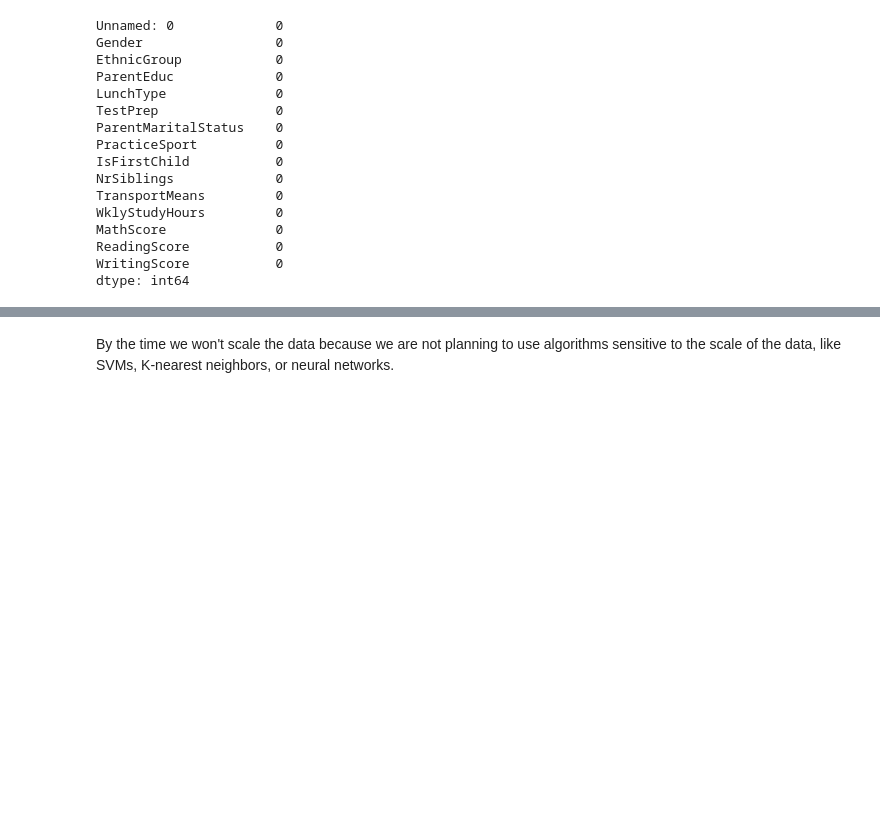
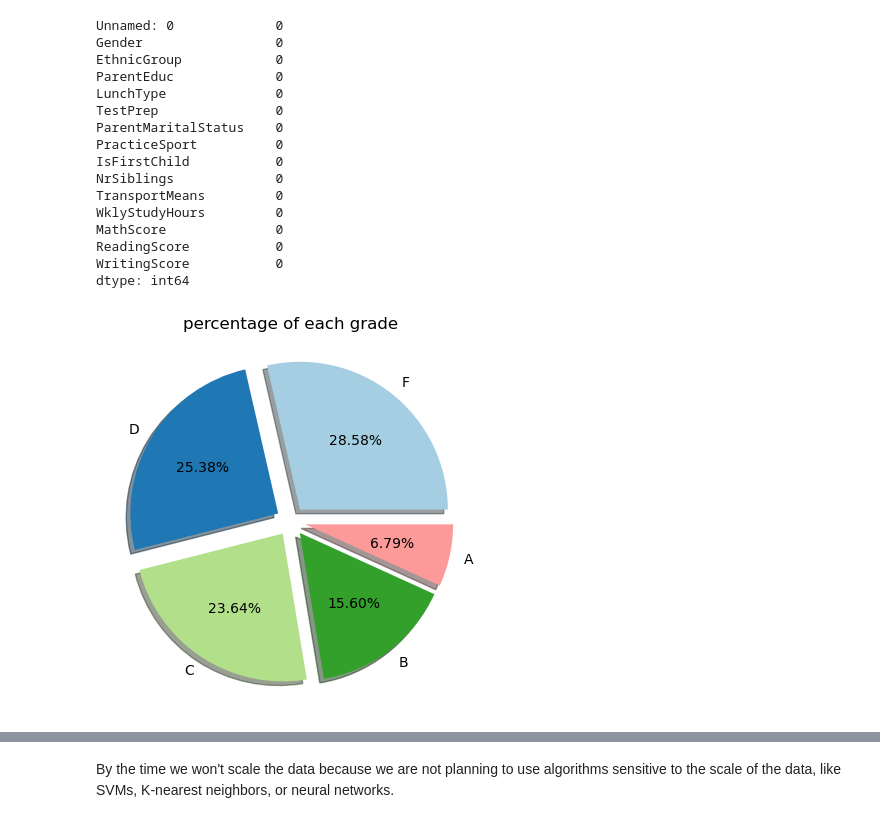
Before and after one commit to nilm9/Student_Grade_Predictor, a Jupyter notebook: modelling/EDA-StudentGrades.ipynb, the cells around one changed output, grey strips where cells are left out. Cells and saved outputs as stored; diff of their text form; code cells hidden in the pictures; blank space fills up the shorter version.

```diff
--- a/modelling/EDA-StudentGrades.ipynb
+++ b/modelling/EDA-StudentGrades.ipynb
@@ -112,0 +139,9 @@ dtype: int64
+# %%
+# Count the percentage of each grade
+grade_counts = df['Grades'].value_counts()
+grade_counts.plot(kind='pie', autopct='%0.2f%%', explode=[0.1, 0.1, 0.1, 0.1, 0.1], labels=grade_counts.index, shadow=True, colors=sns.color_palette("Paired"))
+plt.title('percentage of each grade')
+plt.ylabel('')
+plt.show()
+# %% [output]
+[figure, added]
```
Also changed, not shown: parts of 19 cells of this notebook, 41 other files.
